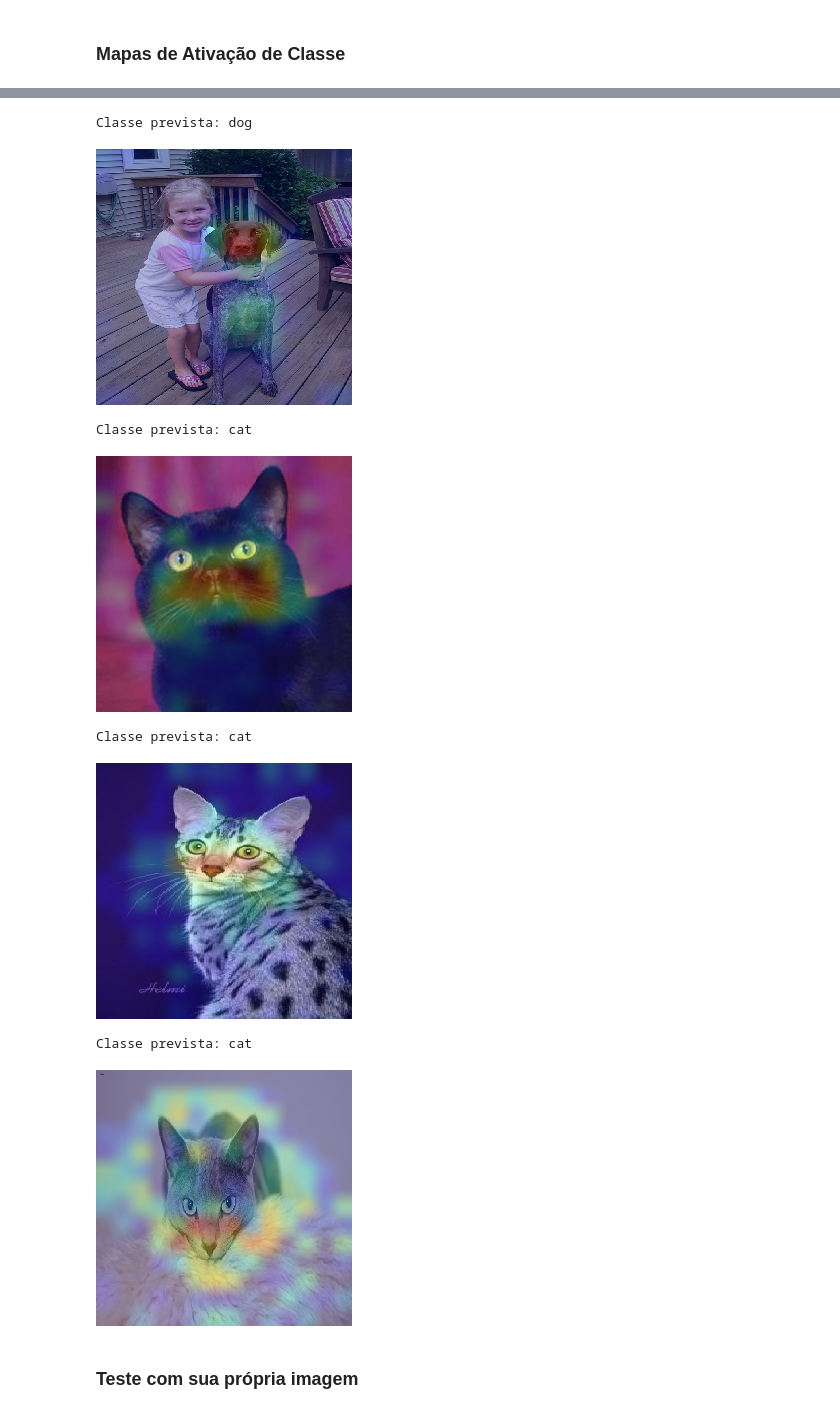
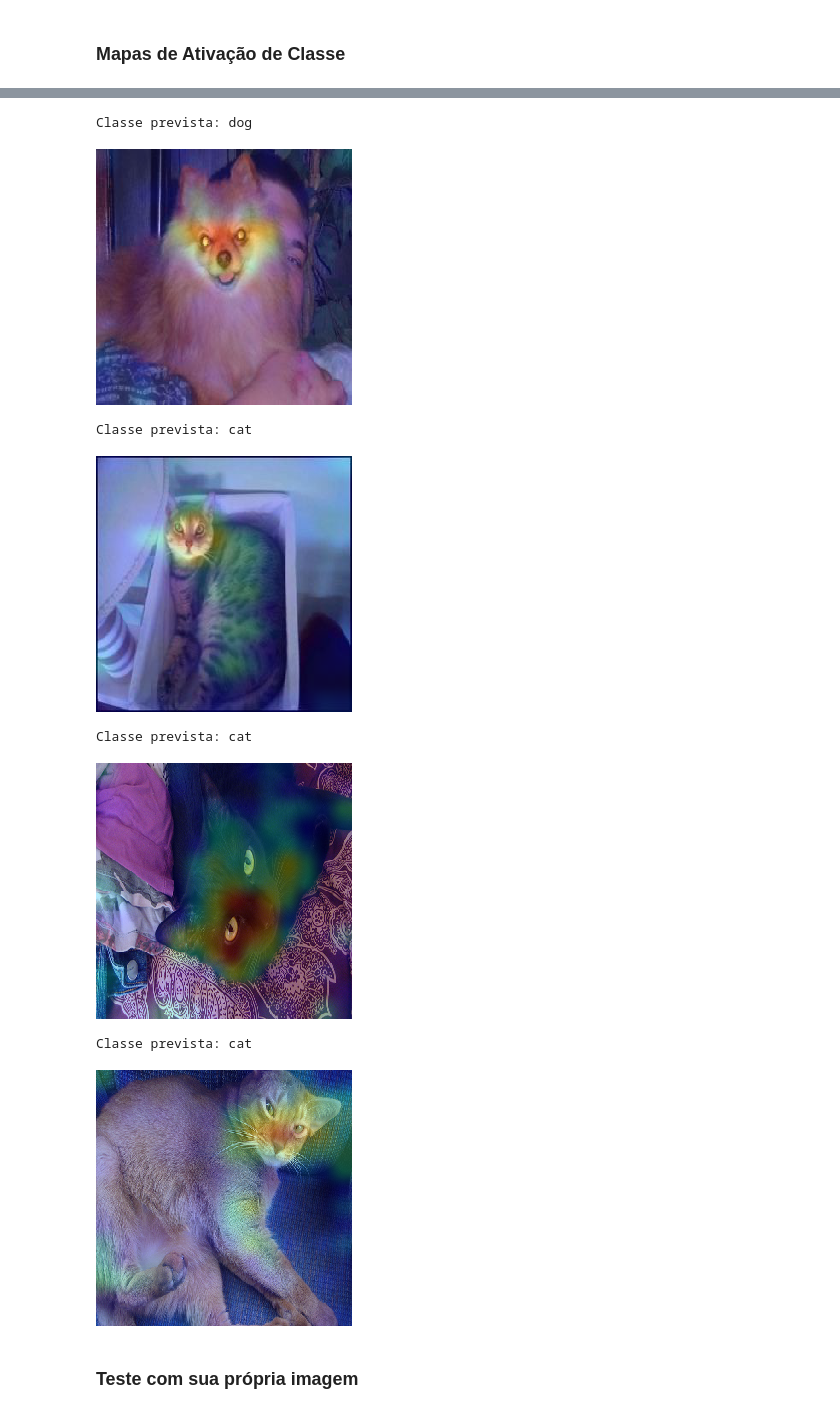
Before and after one commit to Alyssonmach/desafio-ml-instituto-cts, a Jupyter notebook: cnn-cats-vs-dogs.ipynb, the cells around one changed output, grey strips where cells are left out. Saved outputs shown, nothing was run; the diff lists cells and outputs as text; code cells hidden in the pictures.

```diff
--- a/cnn-cats-vs-dogs.ipynb
+++ b/cnn-cats-vs-dogs.ipynb
@@ -113,11 +113,7 @@ dataframe['labels'] = labels
 # visualizando as primeiras linhas do dataframe
 print(dataframe.head(), '\n')
 
-# visualizando a quantidade de exemplos por rótulo
-class_weight = dict(dataframe['labels'].value_counts())
-print(class_weight )
-# rotulando as variáveis categóricas
-class_weight[0] = class_weight.pop('dog')
-class_weight[1] = class_weight.pop('cat')
+# dicionário com a quantidade de exemplos treináveis em cada uma das classes
+class_weight = {0: 2400, 1:4990}
 # %% [output]
                                             filepath labels
@@ -533,7 +532,7 @@ heatmap = make_gradcam_heatmap(img_array, model_builder, last_conv_layer,
 heatmap = save_and_display_gradcam(img_path, heatmap, cam_path = 'image3.png')
 # %% [output]
 Classe prevista: dog
-[figure, old version]
+[figure, new version]
 # %%
 # baixando e visualizando a imagem a ser utilizada com o Grad-Cam
 img_path = keras.preprocessing.image.load_img(test_df['filepath'].values[67],
@@ -554,7 +553,7 @@ heatmap = make_gradcam_heatmap(img_array, model_builder, last_conv_layer,
 heatmap = save_and_display_gradcam(img_path, heatmap, cam_path = 'image4.png')
 # %% [output]
 Classe prevista: cat
-[figure, old version]
+[figure, new version]
 # %%
 # baixando e visualizando a imagem a ser utilizada com o Grad-Cam
 img_path = keras.preprocessing.image.load_img(test_df['filepath'].values[29],
@@ -575,28 +574,28 @@ heatmap = make_gradcam_heatmap(img_array, model_builder, last_conv_layer,
 heatmap = save_and_display_gradcam(img_path, heatmap, cam_path = 'image5.png')
 # %% [output]
 Classe prevista: cat
-[figure, old version]
+[figure, new version]
 # %%
 # baixando e visualizando a imagem a ser utilizada com o Grad-Cam
-img_path = keras.preprocessing.image.load_img(test_df['filepath'].values[98],
+img_path = keras.preprocessing.image.load_img(test_df['filepath'].values[102],
                                               target_size = img_size)
 
 # preparando a imagem
 img_array = preprocess_input(get_img_array(img_path, img_size))
 
 # obtendo a predição do modelo
 preds = model_builder.predict(img_array)
-print('Classe prevista: {}'.format(test_df['labels'].values[98]))
+print('Classe prevista: {}'.format(test_df['labels'].values[102]))
 
 # gerando o mapa de ativação de classe (Grad-Cam)
 heatmap = make_gradcam_heatmap(img_array, model_builder, last_conv_layer,
                                pred_index = 0)
 
 # resultado final do algoritmo Grad-Cam
 heatmap = save_and_display_gradcam(img_path, heatmap, cam_path = 'image6.png')
 # %% [output]
 Classe prevista: cat
-[figure, old version]
+[figure, new version]
 # %% [markdown]
 ### Teste com sua própria imagem
 # %%
```
Also changed, not shown: parts of 14 cells of this notebook.
